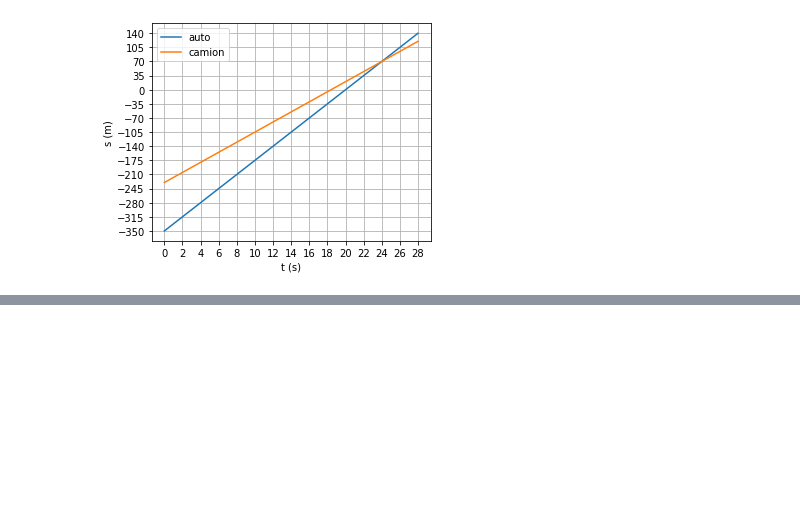
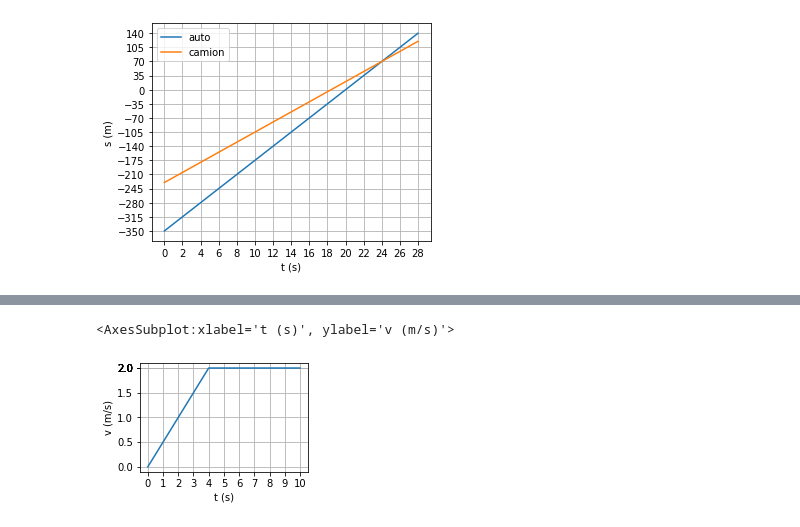
Before and after one commit to dennyb87/phoenomena, a Jupyter notebook: 3_forze_e_moto/esercizi/notebook.ipynb, the cells around one changed output, grey strips where cells are left out. Cells and saved outputs as stored; diff of their text form; code cells hidden in the pictures; blank space fills up the shorter version.

```diff
--- a/3_forze_e_moto/esercizi/notebook.ipynb
+++ b/3_forze_e_moto/esercizi/notebook.ipynb
@@ -86,0 +112,15 @@ df.plot.line(grid=True, xticks=df.index, yticks=df.auto, xlabel="t (s)", ylabel=
+# %%
+a_1 = 0.5 # m/s^2
+a_2 = 0.0 # m/s^2
+
+speed_1 = [a_1 * t for t in range(5)]
+speed_2 = [speed_1[-1] + a_2 * t for t in range(5, 11)]
+
+speed_serie = speed_1 + speed_2
+
+
+df = pd.DataFrame({"y": speed_1 + speed_2}, index=range(len(speed_serie)))
+df.plot.line(grid=True, xticks=df.index, yticks=df.y, xlabel="t (s)", ylabel="v (m/s)", figsize=[3, 2], legend=False)
+# %% [output]
+<AxesSubplot:xlabel='t (s)', ylabel='v (m/s)'>
+[figure, added]
```
Also changed, not shown: parts of 11 cells of this notebook, 3 other files.
